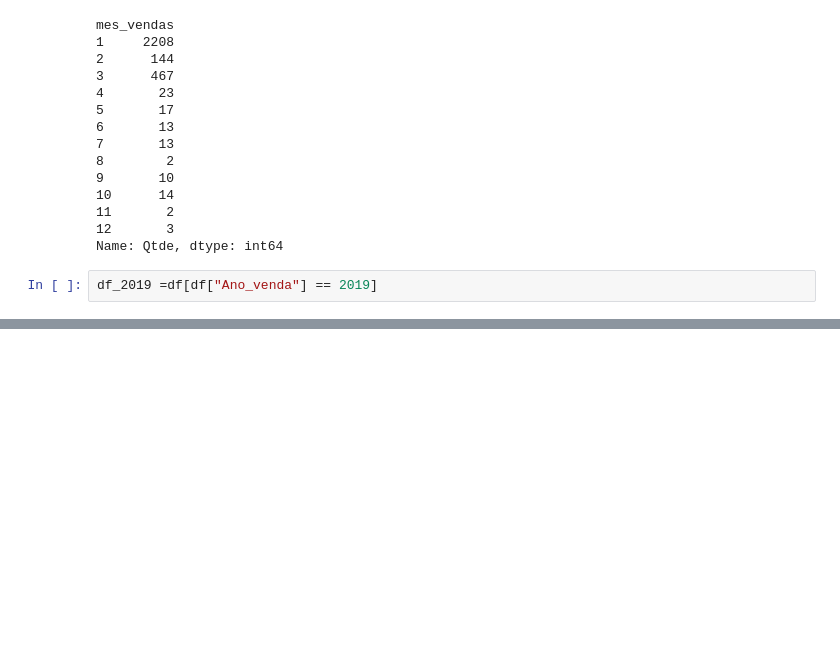
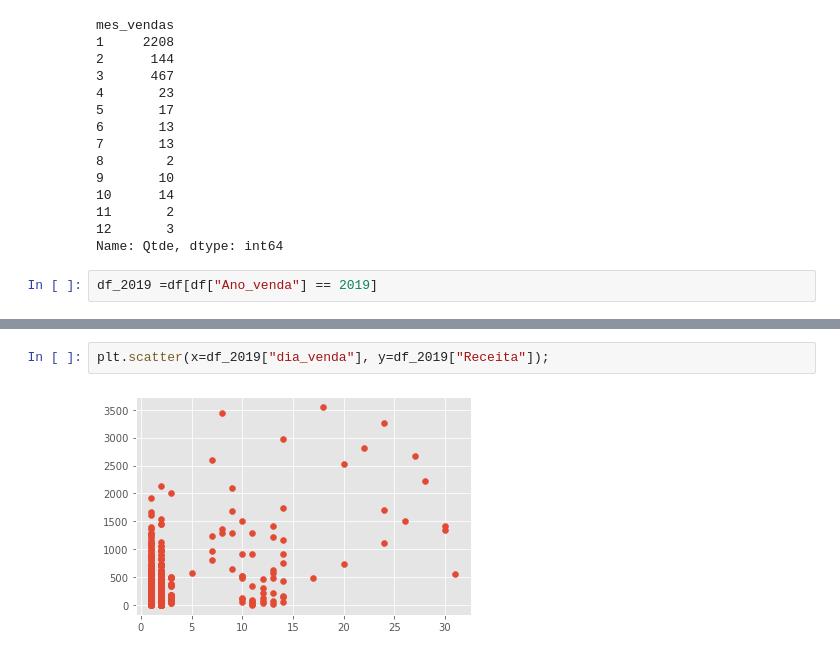
Before and after one commit to marcelooagte/Desenvolvimento, a Jupyter notebook: 02/Desenvolvimento_02.ipynb, the cells around one changed output, grey strips where cells are left out. Drawn from its saved outputs; the diff is of its cells as text; blank space fills up the shorter version.

```diff
--- a/02/Desenvolvimento_02.ipynb
+++ b/02/Desenvolvimento_02.ipynb
@@ -447,0 +461,4 @@ plt.legend()
+# %%
+plt.scatter(x=df_2019["dia_venda"], y=df_2019["Receita"]);
+# %% [output]
+[figure, added]
```
Also changed, not shown: parts of 5 cells of this notebook, 1 other file.
